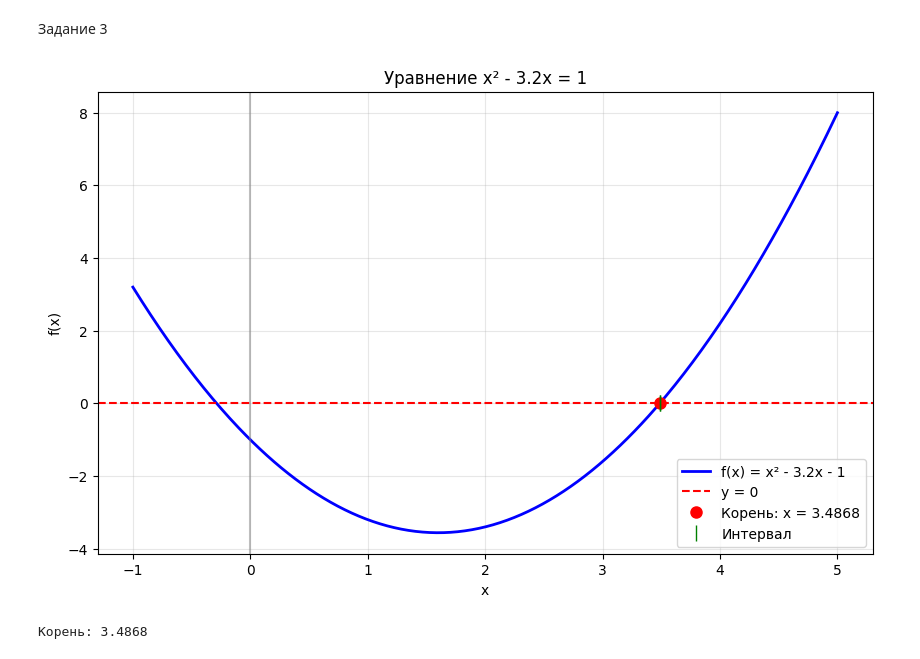
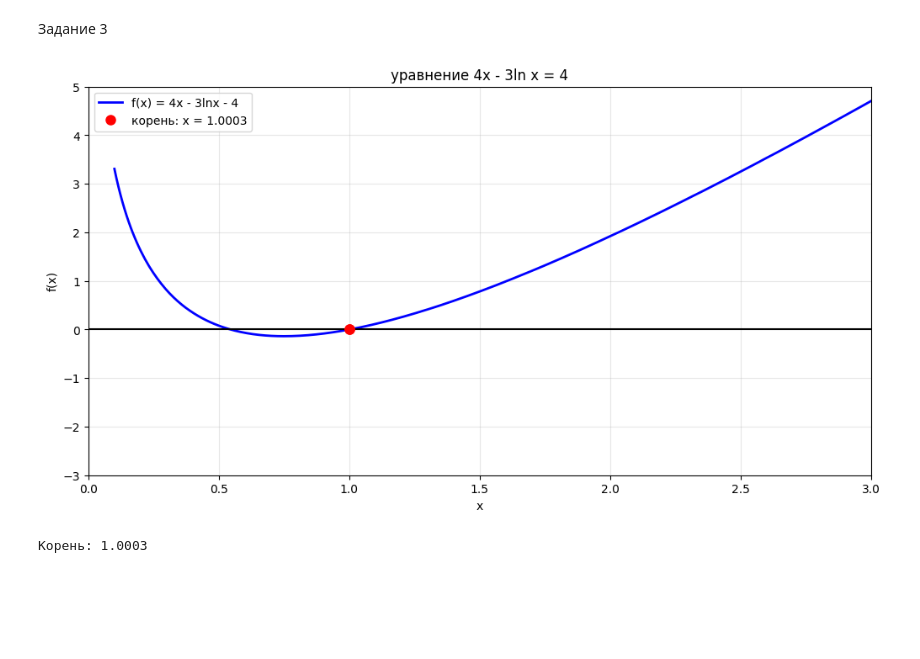
Before and after one commit to ishevskih/domashka_bazyak, a Jupyter notebook: domashka_chm/uchebnik/2,6.ipynb, the cells around one changed output. Cells and saved outputs as stored; diff of their text form; code cells hidden in the pictures; blank space fills up the shorter version.

```diff
--- a/domashka_chm/uchebnik/2,6.ipynb
+++ b/domashka_chm/uchebnik/2,6.ipynb
@@ -75,36 +99,53 @@ print(f"Корень: {c:.4f}")
 # %% [markdown]
 Задание 3
 # %%
-import numpy as np
-import matplotlib.pyplot as plt
 
-def f(x):
-    return x**2 - 3.2*x - 1
-a, b = 3.0, 3.5
-for _ in range(30):
-    c = (a + b) / 2
-    if f(a) * f(c) < 0:
-        b = c
-    else:
-        a = c
-    if (b - a) < 1e-5:
+from numpy import *
+from matplotlib.pyplot import *
+
+def f3(x):
+    # нужная функция
+    return 4*x - 3*log(x) - 4
+
+# итерационная функция
+def g3(x):
+    return (4 + 3*log(x))/4
+
+# создаем точки для графика
+x_vals = [0.1 + i * (4 - 0.1) / 499 for i in range(500)]
+y_vals = [f3(x) for x in x_vals]
+
+# находим корень методом итерации
+x = 2.0  # начальное приближение
+eps = 1e-4
+for _ in range(100):
+    x_new = g3(x)
+    if abs(x_new - x) < eps:
         break
-x = np.linspace(-1, 5, 400)
-y = f(x)
-plt.figure(figsize=(10, 6))
-plt.plot(x, y, 'b-', linewidth=2, label='f(x) = x² - 3.2x - 1')
-plt.axhline(0, color='r', linestyle='--', label='y = 0')
-plt.axvline(0, color='gray', alpha=0.5)
-plt.grid(True, alpha=0.3)
-plt.plot(c, 0, 'ro', markersize=8, label=f'Корень: x = {c:.4f}')
-plt.plot([a, b], [0, 0], 'g|', markersize=12, label='Интервал')
-plt.title('Уравнение x² - 3.2x = 1')
-plt.xlabel('x')
-plt.ylabel('f(x)')
-plt.legend()
-plt.show()
+    x = x_new
+root = x_new
 
-print(f"Корень: {c:.4f}")
+# строим график
+figure(figsize=(12, 6))
+plot(x_vals, y_vals, 'b-', linewidth=2, label='f(x) = 4x - 3lnx - 4')
+axhline(0, color='k', linestyle='-')
+axvline(0, color='gray', alpha=0.5)
+grid(True, alpha=0.3)
+
+# отмечаем корень на нашем отрезке
+plot(root, 0, 'ro', markersize=8, label=f'корень: x = {root:.4f}')
+plot(root, f3(root), 'ro', markersize=8)
+
+# вывод графика и подписи
+title('уравнение 4x - 3ln x = 4')
+xlabel('x')
+ylabel('f(x)')
+legend()
+xlim(0, 3)
+ylim(-3, 5)
+show()
+# вывод корня
+print(f"Корень: {root:.4f}")
 # %% [output]
-[figure, old version]
+[figure, new version]
-Корень: 3.4868
+Корень: 1.0003
```
Also changed, not shown: parts of 2 cells of this notebook, 3 other files.
